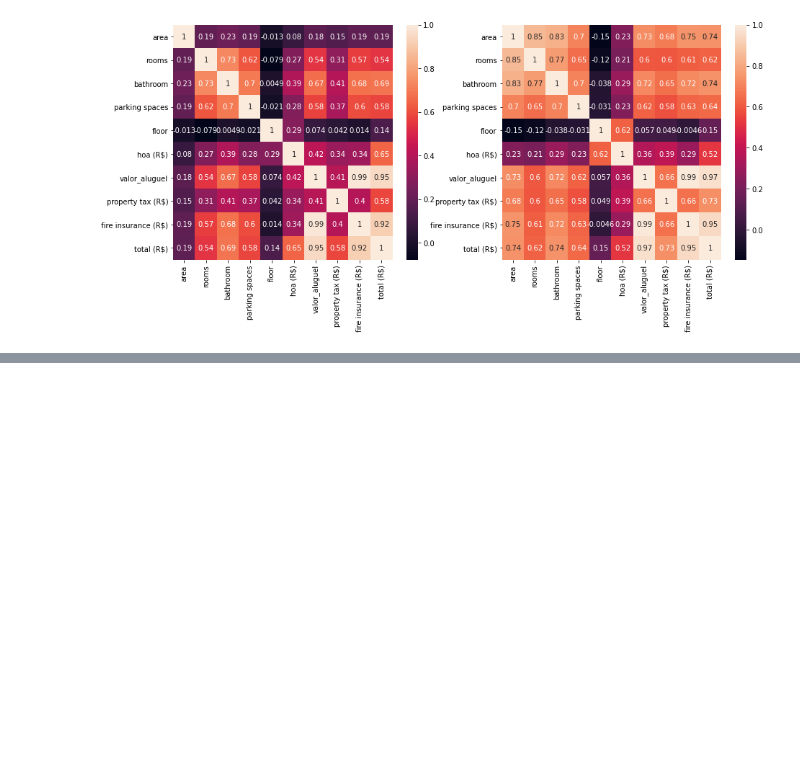
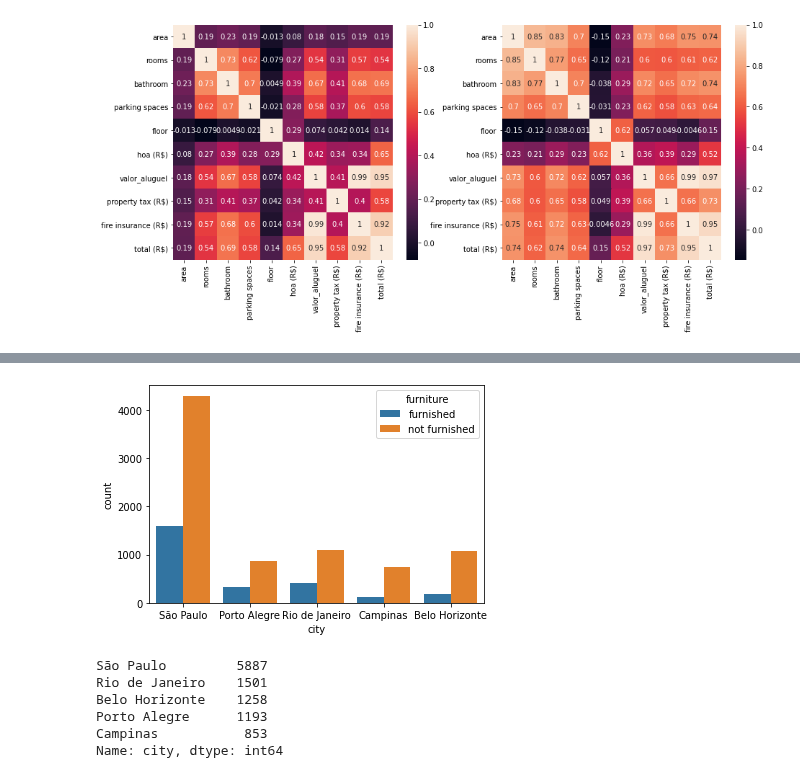
Before and after one commit to mikaelcordeiro/semanas, a Jupyter notebook: semana3/semana_3.ipynb, the cells around one changed output, grey strips where cells are left out. Drawn from its saved outputs; the diff is of its cells as text; code cells hidden in the pictures; blank space fills up the shorter version.

Commit message:
data visualization

```diff
--- a/semana3/semana_3.ipynb
+++ b/semana3/semana_3.ipynb
@@ -331,0 +367,13 @@ Produzir hipóteses é uma tarefa que parece fácil, pois muitas vezes beira o s
+# %%
+sns.countplot(data=df_lite, x='city', hue='furniture');
+# %% [output]
+[figure, added]
+# %%
+df_lite['city'].value_counts()
+# %% [output]
+São Paulo         5887
+Rio de Janeiro    1501
+Belo Horizonte    1258
+Porto Alegre      1193
+Campinas           853
+Name: city, dtype: int64
```
Also changed, not shown: parts of 11 cells of this notebook.
